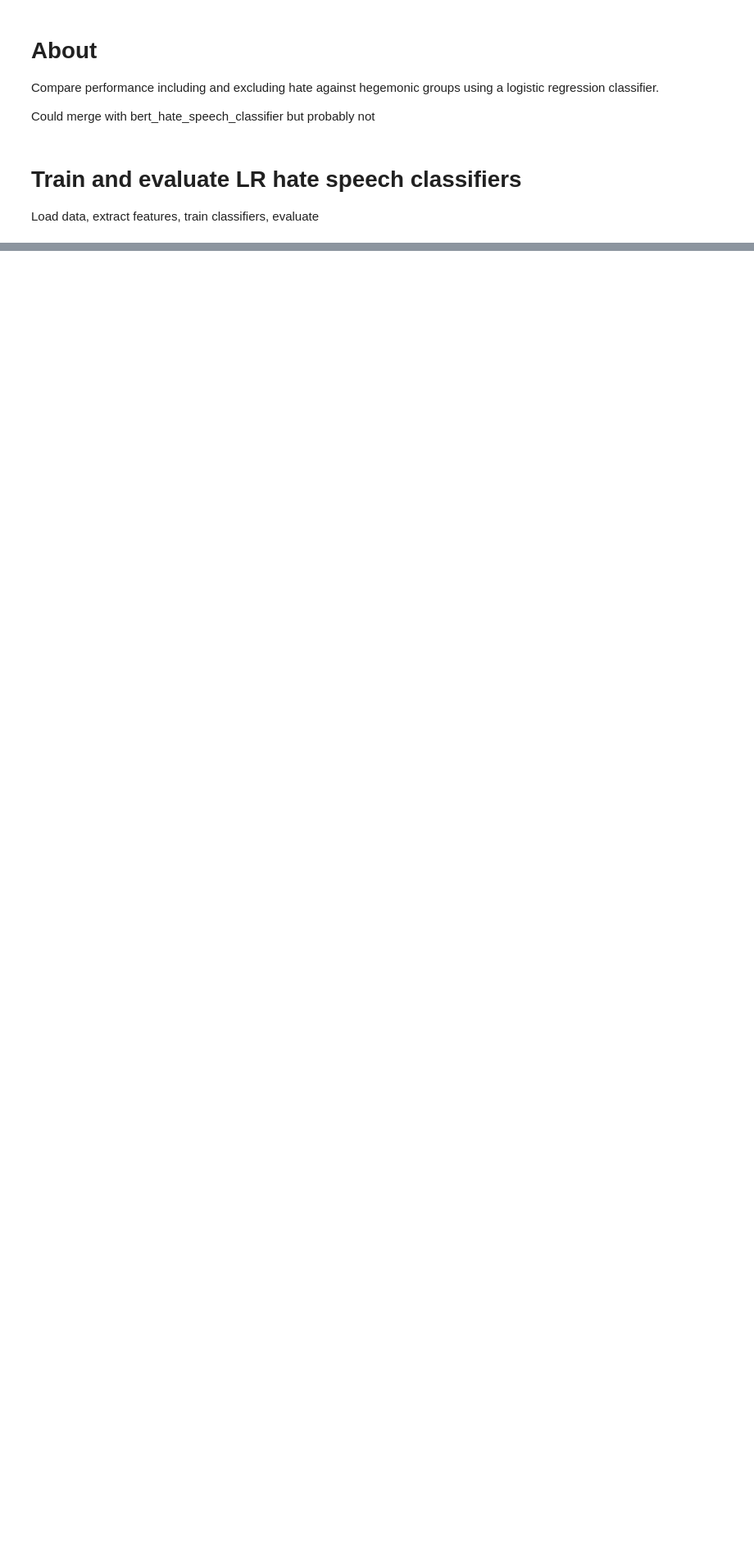
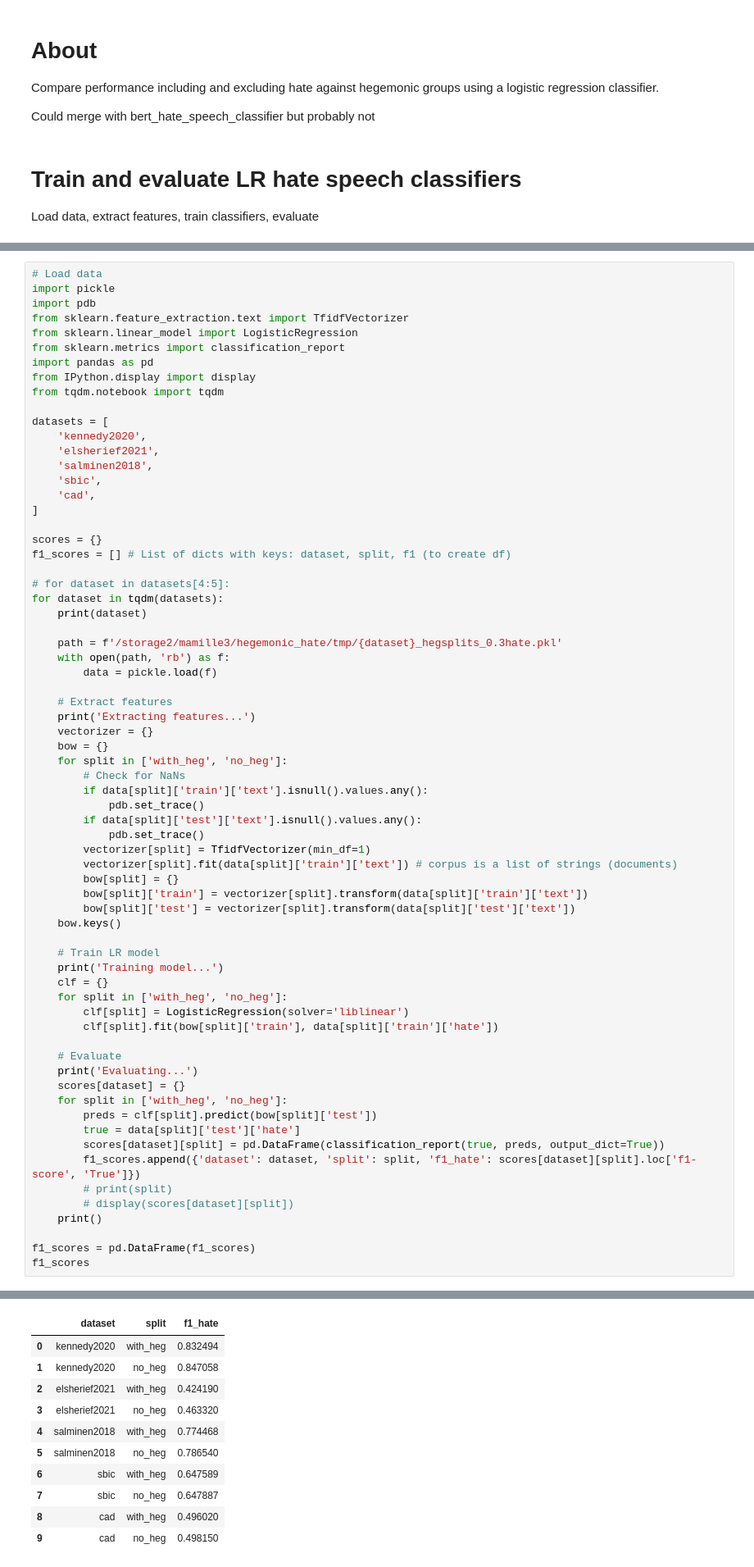
Before and after one commit to michaelmilleryoder/hate_speech_identities, a Jupyter notebook: jupyter/lr_hate_speech_classifier.ipynb, the cells around one changed output, grey strips where cells are left out. Shown at 82% size. Saved outputs shown, nothing was run; the diff lists cells and outputs as text; blank space fills up the shorter version.

```diff
--- a/jupyter/lr_hate_speech_classifier.ipynb
+++ b/jupyter/lr_hate_speech_classifier.ipynb
@@ -88,0 +9,69 @@ no_heg
+# %%
+# Load data
+import pickle
+import pdb
+from sklearn.feature_extraction.text import TfidfVectorizer
+from sklearn.linear_model import LogisticRegression
+from sklearn.metrics import classification_report
+import pandas as pd
+from IPython.display import display
+from tqdm.notebook import tqdm
+
+datasets = [
+    'kennedy2020',
+    'elsherief2021',
+    'salminen2018',
+    'sbic',
+    'cad',
+]
+
+scores = {}
+f1_scores = [] # List of dicts with keys: dataset, split, f1 (to create df)
+
+# for dataset in datasets[4:5]:
+for dataset in tqdm(datasets):
+    print(dataset)
+
+    path = f'/storage2/mamille3/hegemonic_hate/tmp/{dataset}_hegsplits_0.3hate.pkl'
+    with open(path, 'rb') as f:
+        data = pickle.load(f)
+
+    # Extract features
+    print('Extracting features...')
+    vectorizer = {}
+    bow = {}
+    for split in ['with_heg', 'no_heg']:
+        # Check for NaNs
+        if data[split]['train']['text'].isnull().values.any():
+            pdb.set_trace()
+        if data[split]['test']['text'].isnull().values.any():
+            pdb.set_trace()
+        vectorizer[split] = TfidfVectorizer(min_df=1)
+        vectorizer[split].fit(data[split]['train']['text']) # corpus is a list of strings (documents)
+        bow[split] = {}
+        bow[split]['train'] = vectorizer[split].transform(data[split]['train']['text'])
+        bow[split]['test'] = vectorizer[split].transform(data[split]['test']['text'])
+    bow.keys()
+
+    # Train LR model
+    print('Training model...')
+    clf = {}
+    for split in ['with_heg', 'no_heg']:
+        clf[split] = LogisticRegression(solver='liblinear')
+        clf[split].fit(bow[split]['train'], data[split]['train']['hate'])
+
+    # Evaluate
+    print('Evaluating...')
+    scores[dataset] = {}
+    for split in ['with_heg', 'no_heg']:
+        preds = clf[split].predict(bow[split]['test'])
+        true = data[split]['test']['hate']
+        scores[dataset][split] = pd.DataFrame(classification_report(true, preds, output_dict=True))
+        f1_scores.append({'dataset': dataset, 'split': split, 'f1_hate': scores[dataset][split].loc['f1-score', 'True']})
+        # print(split)
+        # display(scores[dataset][split])
+    print()
+
+f1_scores = pd.DataFrame(f1_scores)
+f1_scores
+# %% [output]
@@ -88,0 +95,11 @@ no_heg
+|  | dataset | split | f1_hate |
+| 0 | kennedy2020 | with_heg | 0.832494 |
+| 1 | kennedy2020 | no_heg | 0.847058 |
+| 2 | elsherief2021 | with_heg | 0.424190 |
+| 3 | elsherief2021 | no_heg | 0.463320 |
+| 4 | salminen2018 | with_heg | 0.774468 |
+| 5 | salminen2018 | no_heg | 0.786540 |
+| 6 | sbic | with_heg | 0.647589 |
+| 7 | sbic | no_heg | 0.647887 |
+| 8 | cad | with_heg | 0.496020 |
+| 9 | cad | no_heg | 0.498150 |
```
Also changed, not shown: parts of 4 cells of this notebook, 1 other file.
